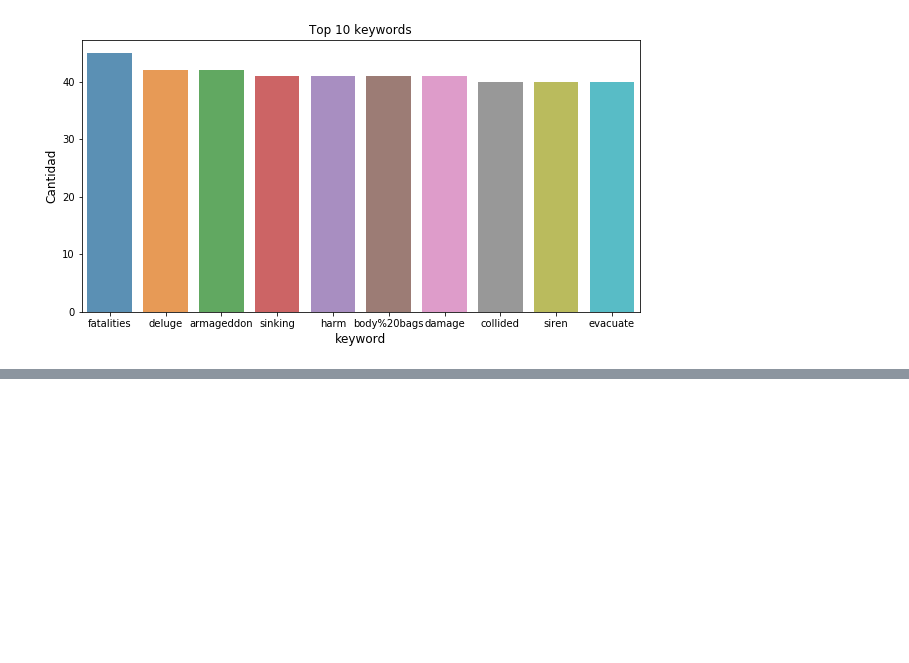
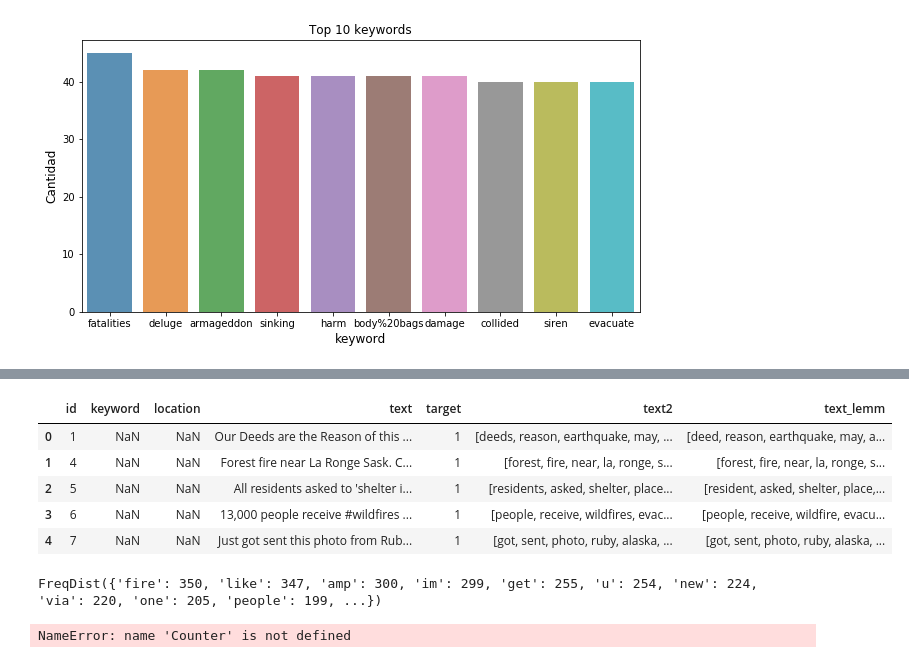
Before and after one commit to SergioCalvani/75.06-Datos-TP1-2020, a Jupyter notebook: Analisis exploratorio - Anto.ipynb, the cells around one changed output, grey strips where cells are left out. Saved outputs shown, nothing was run; the diff lists cells and outputs as text; code cells hidden in the pictures; blank space fills up the shorter version.

```diff
--- a/Analisis exploratorio - Anto.ipynb
+++ b/Analisis exploratorio - Anto.ipynb
@@ -58,0 +144,3 @@ plt.show()
+# %%
+tweets['text2'] = tweets['text2'].apply(clean_text)
+tweets.head()
@@ -58,0 +154,3 @@ plt.show()
+# %%
+tweets['text2'] = tweets['text2'].apply(remove_punctuation)
+tweets.head()
@@ -58,0 +164,3 @@ plt.show()
+# %%
+tweets['text2'] = tweets['text2'].apply(get_tokens)
+tweets.head()
@@ -58,0 +174,3 @@ plt.show()
+# %%
+tweets['text2'] = tweets['text2'].apply(remove_stop_words)
+tweets.head()
@@ -58,0 +184,35 @@ plt.show()
+# %%
+tweets['text_lemm'] = tweets['text2'].apply(lemmatization)
+tweets.head()
+# %% [output]
+|  | id | keyword | location | text | target | text2 | text_lemm |
+| 0 | 1 | NaN | NaN | Our Deeds are the Reason of this ... | 1 | [deeds, reason, earthquake, may, ... | [deed, reason, earthquake, may, a... |
+| 1 | 4 | NaN | NaN | Forest fire near La Ronge Sask. C... | 1 | [forest, fire, near, la, ronge, s... | [forest, fire, near, la, ronge, s... |
+| 2 | 5 | NaN | NaN | All residents asked to 'shelter i... | 1 | [residents, asked, shelter, place... | [resident, asked, shelter, place,... |
+| 3 | 6 | NaN | NaN | 13,000 people receive #wildfires ... | 1 | [people, receive, wildfires, evac... | [people, receive, wildfire, evacu... |
+| 4 | 7 | NaN | NaN | Just got sent this photo from Rub... | 1 | [got, sent, photo, ruby, alaska, ... | [got, sent, photo, ruby, alaska, ... |
+# %%
+from nltk import FreqDist
+fdist = FreqDist()
+def freq_dist(x):
+    for word in x:
+        fdist[word]+=1
+
+    return fdist
+tweets['text_lemm'].apply(freq_dist)[1]
+# %% [output]
+FreqDist({'fire': 350, 'like': 347, 'amp': 300, 'im': 299, 'get': 255, 'u': 254, 'new': 224, 'via': 220, 'one': 205, 'people': 199, ...})
+# %%
+fdist = FreqDist()
+def freq_dist(x):
+    for word in x:
+        fdist[word]+=1
+
+    return fdist
+
+most_common = Counter(tweets['text_lemm'].apply(freq_dist)[1]).most_common(50)
+l=[]
+for k,v in most_common:
+    l.append(k.replace("\'",''))
+# %% [output]
+NameError: name 'Counter' is not defined
```
Also changed, not shown: parts of 11 cells of this notebook.
